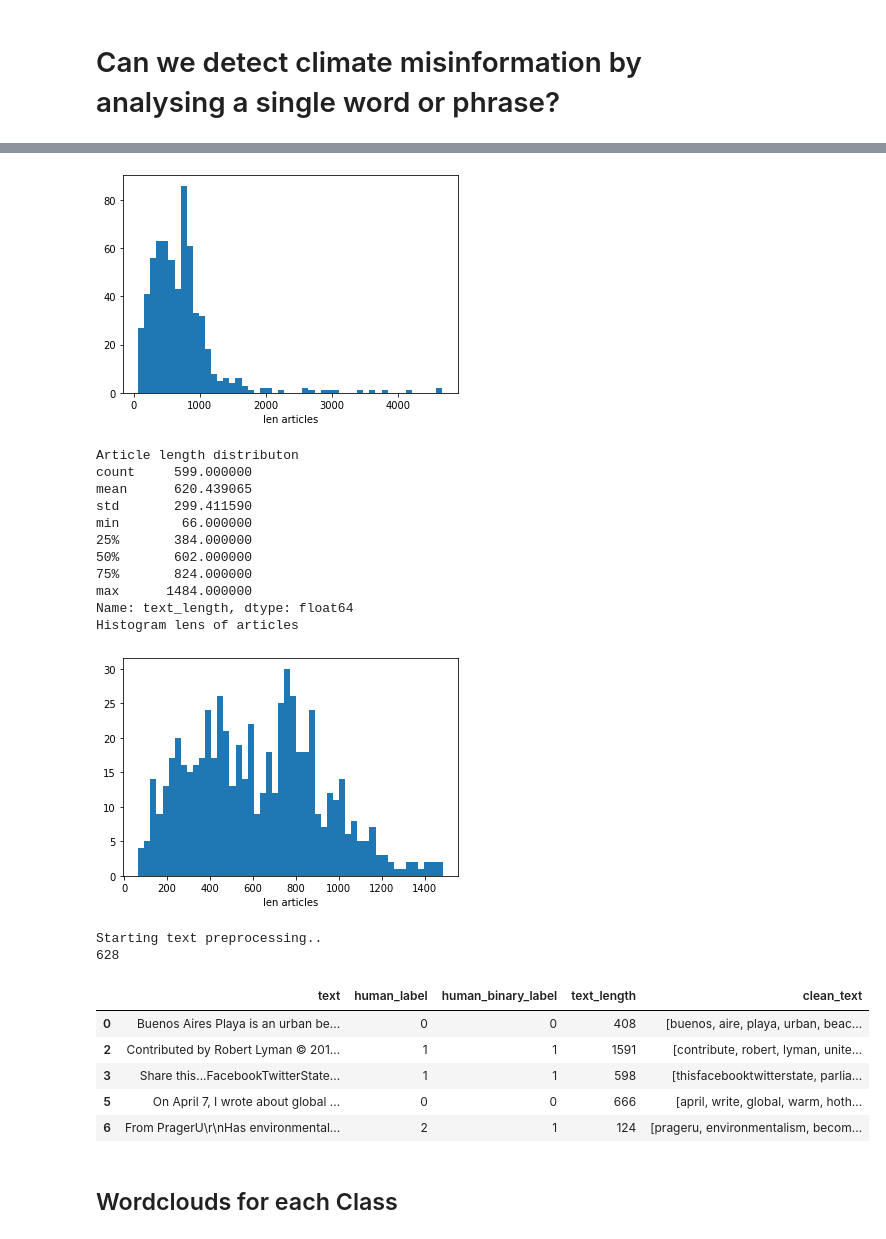
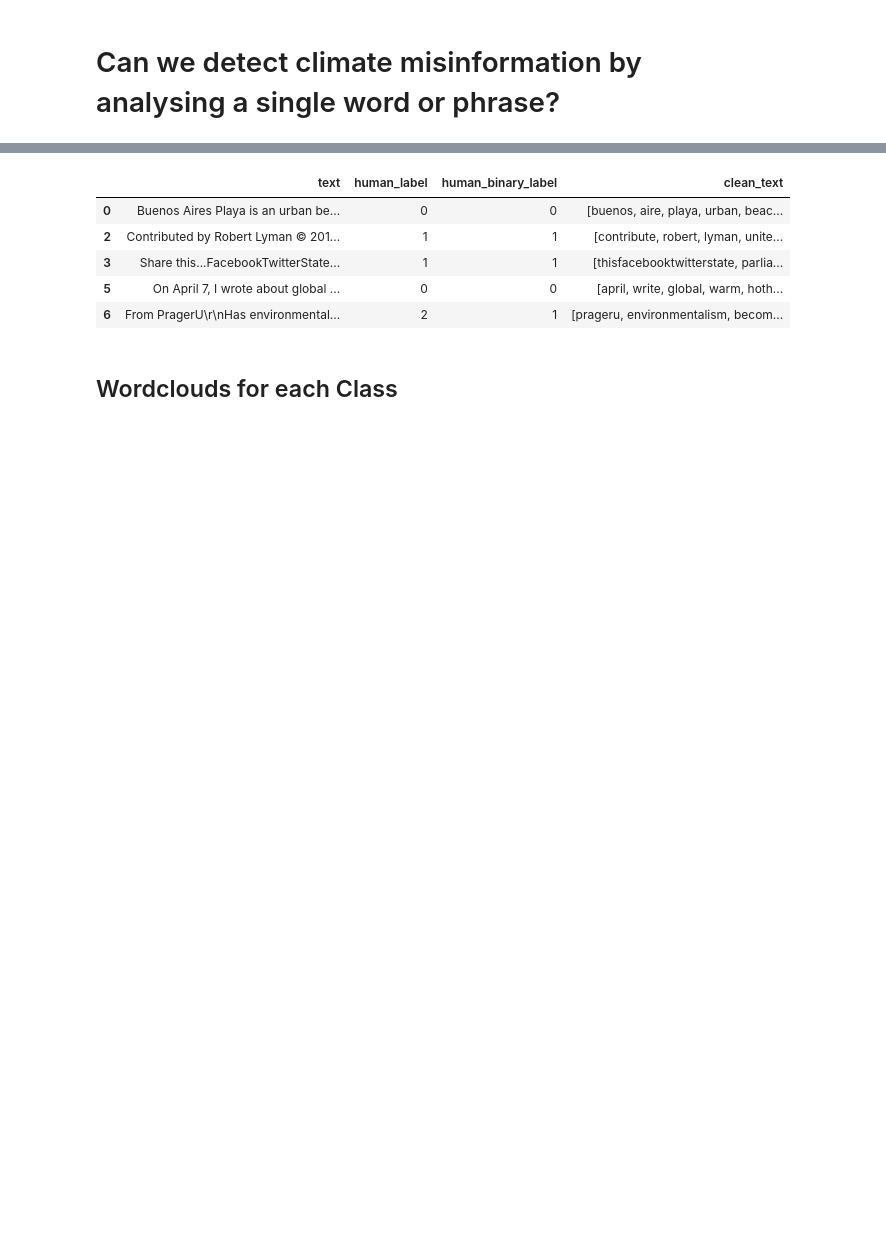
Before and after one commit to ClimateMisinformation/cm-data-science, a Jupyter notebook: notebooks/Keywords_EDA.ipynb, the cells around one changed output, grey strips where cells are left out. Cells and saved outputs as stored; diff of their text form; code cells hidden in the pictures; blank space fills up the shorter version.

```diff
--- a/notebooks/Keywords_EDA.ipynb
+++ b/notebooks/Keywords_EDA.ipynb
@@ -56,8 +24,8 @@ df = na_values(df)
 print("\nEncoding classes..")
 df, label_columns = class_encoding(df)
 
-print("\nFiltering long doocuments and exploring length..")
-documents_len_exploration_and_filter(df,max_len=1500)
+# print("\nFiltering long doocuments and exploring length..")
+# documents_len_exploration_and_filter(df,max_len=1500)
 
 print("\nStarting text preprocessing..")
 clean_text = preprocessing(df)
@@ -97,24 +65,9 @@ Histogram lens of articles
-[figure, removed]
-Article length distributon
-count     599.000000
-mean      620.439065
-std       299.411590
-min        66.000000
-25%       384.000000
-50%       602.000000
-75%       824.000000
-max      1484.000000
-Name: text_length, dtype: float64
-Histogram lens of articles
-[figure, removed]
-Starting text preprocessing..
-628
-|  | text | human_label | human_binary_label | text_length | clean_text |
-| 0 | Buenos Aires Playa is an urban be... | 0 | 0 | 408 | [buenos, aire, playa, urban, beac... |
-| 2 | Contributed by Robert Lyman © 201... | 1 | 1 | 1591 | [contribute, robert, lyman, unite... |
-| 3 | Share this...FacebookTwitterState... | 1 | 1 | 598 | [thisfacebooktwitterstate, parlia... |
-| 5 | On April 7, I wrote about global ... | 0 | 0 | 666 | [april, write, global, warm, hoth... |
-| 6 | From PragerU\r\nHas environmental... | 2 | 1 | 124 | [prageru, environmentalism, becom... |
+|  | text | human_label | human_binary_label | clean_text |
+| 0 | Buenos Aires Playa is an urban be... | 0 | 0 | [buenos, aire, playa, urban, beac... |
+| 2 | Contributed by Robert Lyman © 201... | 1 | 1 | [contribute, robert, lyman, unite... |
+| 3 | Share this...FacebookTwitterState... | 1 | 1 | [thisfacebooktwitterstate, parlia... |
+| 5 | On April 7, I wrote about global ... | 0 | 0 | [april, write, global, warm, hoth... |
+| 6 | From PragerU\r\nHas environmental... | 2 | 1 | [prageru, environmentalism, becom... |
 # %% [markdown]
 ## Wordclouds for each Class
 # %%
```
Also changed, not shown: parts of 12 cells of this notebook.
